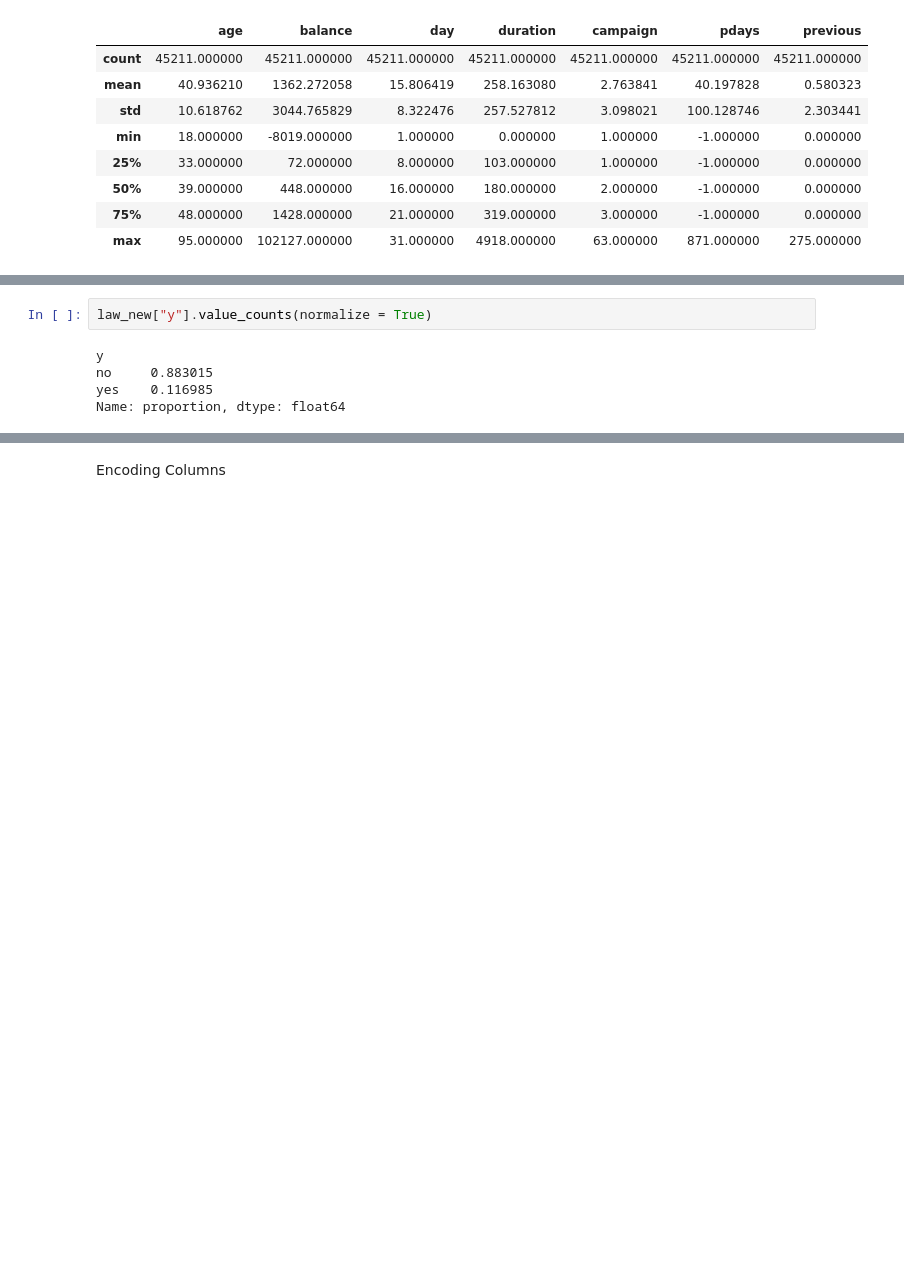
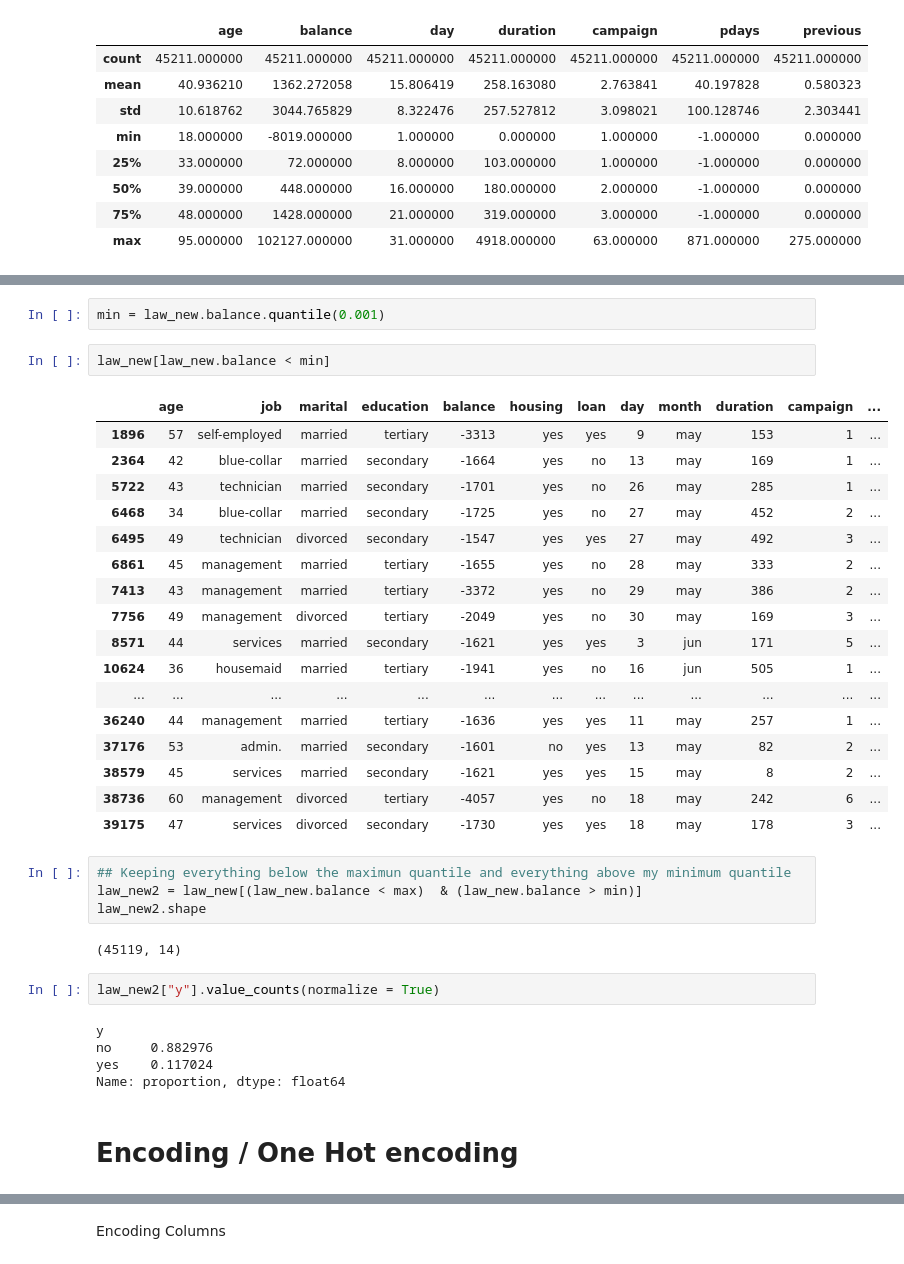
Before and after one commit to llawlaw23/Data-Analytics-Pathway-Assessment, a Jupyter notebook: Bank Data Analysis.ipynb, the cells around one changed output, grey strips where cells are left out. Drawn from its saved outputs; the diff is of its cells as text; blank space fills up the shorter version.

```diff
--- a/Bank Data Analysis.ipynb
+++ b/Bank Data Analysis.ipynb
@@ -117,10 +140,40 @@ law_new.describe()
+# %%
+min = law_new.balance.quantile(0.001)
+# %%
+law_new[law_new.balance < min]
+# %% [output]
+|  | age | job | marital | education | balance | housing | loan | day | month | duration | campaign | ... |
+| 1896 | 57 | self-employed | married | tertiary | -3313 | yes | yes | 9 | may | 153 | 1 | ... |
+| 2364 | 42 | blue-collar | married | secondary | -1664 | yes | no | 13 | may | 169 | 1 | ... |
+| 5722 | 43 | technician | married | secondary | -1701 | yes | no | 26 | may | 285 | 1 | ... |
+| 6468 | 34 | blue-collar | married | secondary | -1725 | yes | no | 27 | may | 452 | 2 | ... |
+| 6495 | 49 | technician | divorced | secondary | -1547 | yes | yes | 27 | may | 492 | 3 | ... |
+| 6861 | 45 | management | married | tertiary | -1655 | yes | no | 28 | may | 333 | 2 | ... |
+| 7413 | 43 | management | married | tertiary | -3372 | yes | no | 29 | may | 386 | 2 | ... |
+| 7756 | 49 | management | divorced | tertiary | -2049 | yes | no | 30 | may | 169 | 3 | ... |
+| 8571 | 44 | services | married | secondary | -1621 | yes | yes | 3 | jun | 171 | 5 | ... |
+| 10624 | 36 | housemaid | married | tertiary | -1941 | yes | no | 16 | jun | 505 | 1 | ... |
+| ... | ... | ... | ... | ... | ... | ... | ... | ... | ... | ... | ... | ... |
+| 36240 | 44 | management | married | tertiary | -1636 | yes | yes | 11 | may | 257 | 1 | ... |
+| 37176 | 53 | admin. | married | secondary | -1601 | no | yes | 13 | may | 82 | 2 | ... |
+| 38579 | 45 | services | married | secondary | -1621 | yes | yes | 15 | may | 8 | 2 | ... |
+| 38736 | 60 | management | divorced | tertiary | -4057 | yes | no | 18 | may | 242 | 6 | ... |
+| 39175 | 47 | services | divorced | secondary | -1730 | yes | yes | 18 | may | 178 | 3 | ... |
+# %%
+## Keeping everything below the maximun quantile and everything above my minimum quantile
+law_new2 = law_new[(law_new.balance < max)  & (law_new.balance > min)]
+law_new2.shape
+# %% [output]
+(45119, 14)
 # %%
-law_new["y"].value_counts(normalize = True)
+law_new2["y"].value_counts(normalize = True)
 # %% [output]
 y
-no     0.883015
-yes    0.116985
+no     0.882976
+yes    0.117024
 Name: proportion, dtype: float64
+# %% [markdown]
+# Encoding / One Hot encoding
 # %%
 month_to_nv = {
     "jan": 1,
```
Also changed, not shown: parts of 30 cells of this notebook.
